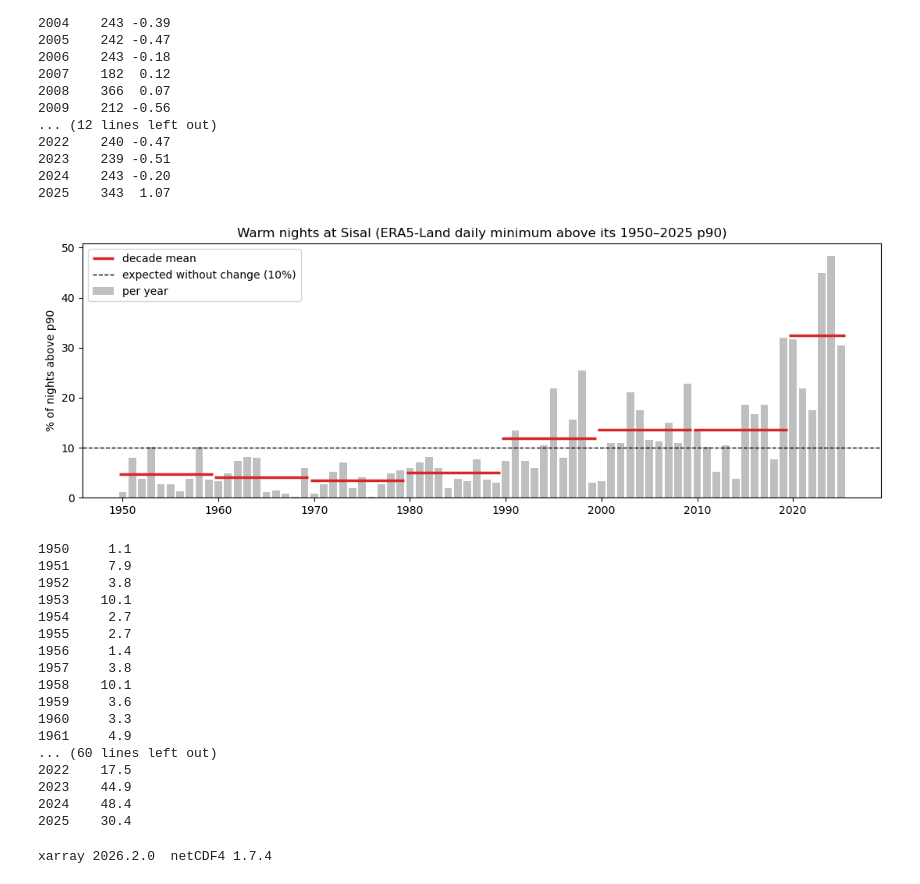
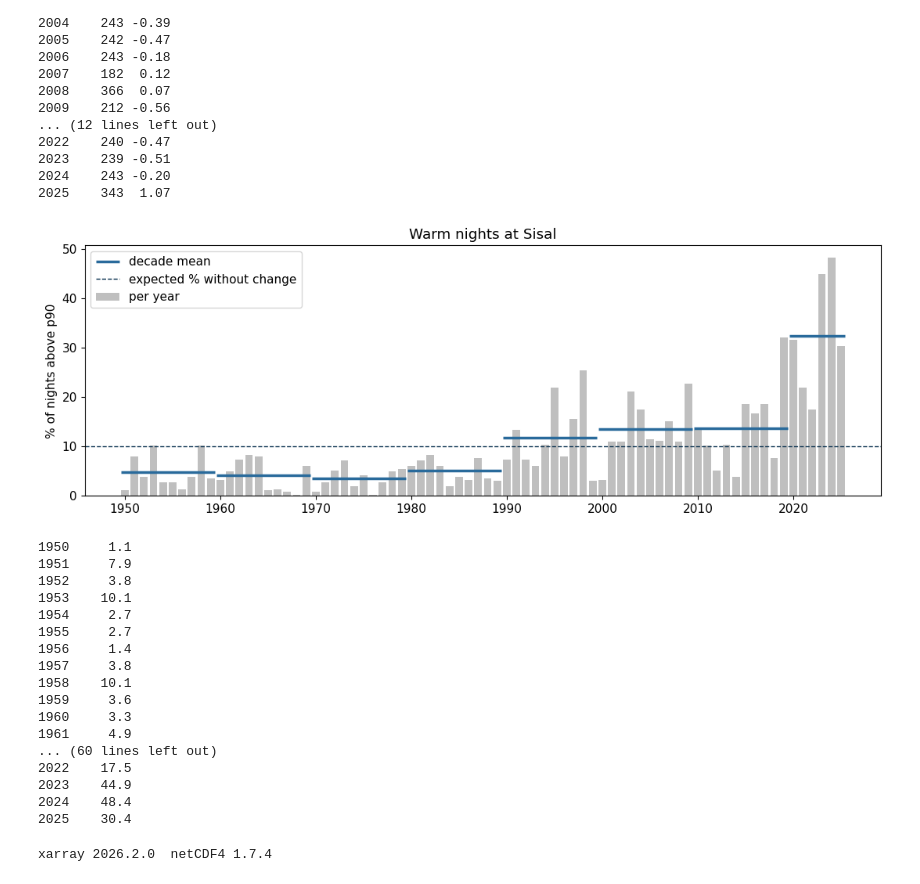
Before and after one commit to florisytzen5/MDP, a Jupyter notebook: Climatology/Baseline/Clima_Baseline.ipynb, the cells around one changed output. Saved outputs shown, nothing was run; the diff lists cells and outputs as text; code cells hidden in the pictures.

```diff
--- a/Climatology/Baseline/Clima_Baseline.ipynb
+++ b/Climatology/Baseline/Clima_Baseline.ipynb
@@ -582,27 +582,27 @@ print(d.groupby(d.index.year).agg(['count', 'mean']).round(2).to_string())
 # %%
 import matplotlib.pyplot as plt
 
 p90 = clim['p90'].reindex(doy365(s.index)).values
 exc = pd.Series(s.values > p90, index=s.index)
 yearly = exc.groupby(exc.index.year).mean() * 100                 # % of nights per year
 dec = yearly.groupby((yearly.index // 10) * 10).mean()            # decade means
 
 fig, ax = plt.subplots(figsize=(11, 4))
 ax.bar(yearly.index, yearly.values, color='0.75', label='per year')
 for i, (d0, v) in enumerate(dec.items()):
     d1 = min(d0 + 9, yearly.index.max())
-    ax.hlines(v, d0 - 0.4, d1 + 0.4, color='C3', lw=2.5,
+    ax.hlines(v, d0 - 0.4, d1 + 0.4, color='#296a9b', lw=2.5,
               label='decade mean' if i == 0 else None)
-ax.axhline(10, color='k', ls='--', lw=1, label='expected without change (10%)')
+ax.axhline(10, color="#08304E", ls='--', lw=1, label='expected % without change')
 ax.set_ylabel('% of nights above p90')
-ax.set_title('Warm nights at Sisal (ERA5-Land daily minimum above its 1950–2025 p90)')
+ax.set_title('Warm nights at Sisal')
 ax.legend(loc='upper left')
 plt.tight_layout()
 plt.show()
 
 print(yearly.round(1).to_string())
 # %% [output]
-[figure, old version]
+[figure, new version]
 1950     1.1
 1951     7.9
 1952     3.8
```
Also changed, not shown: parts of 6 cells of this notebook, 5 other files.
